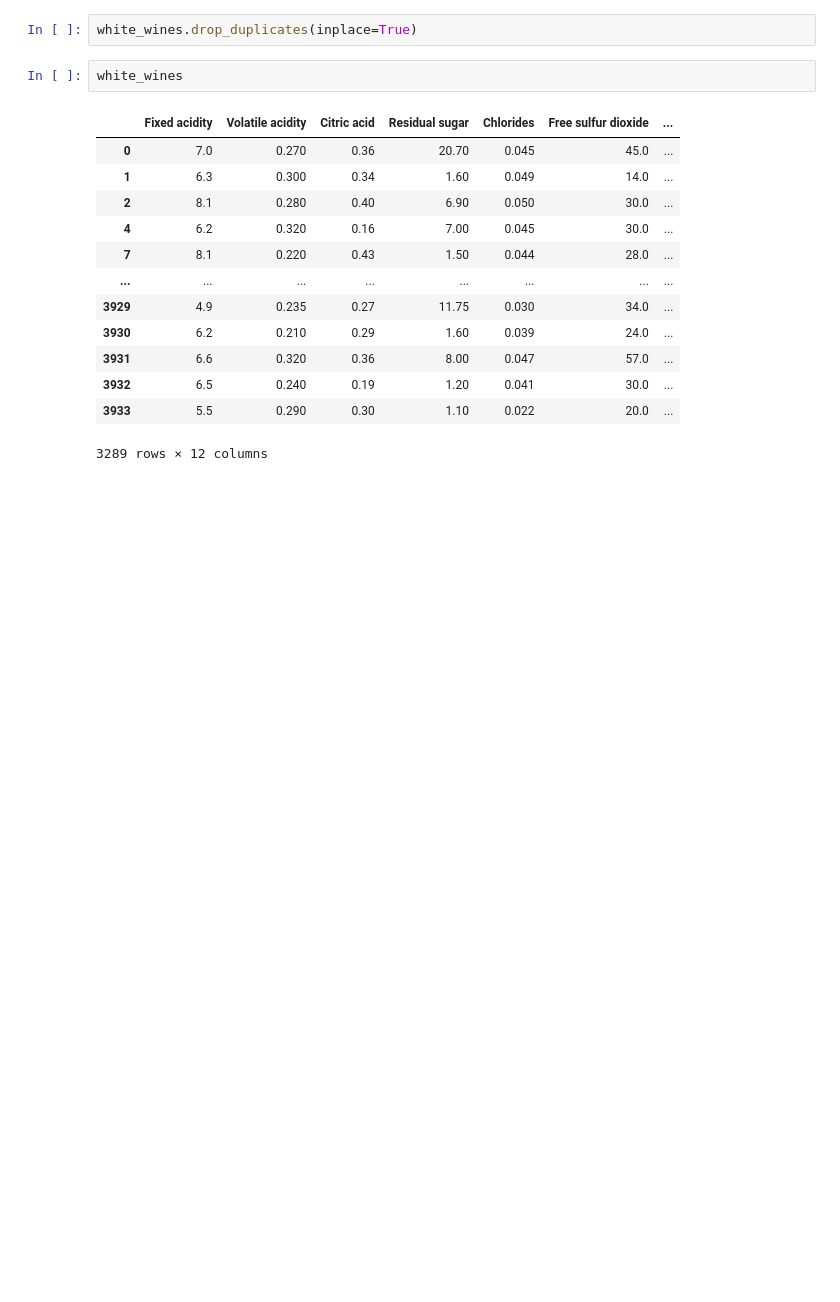
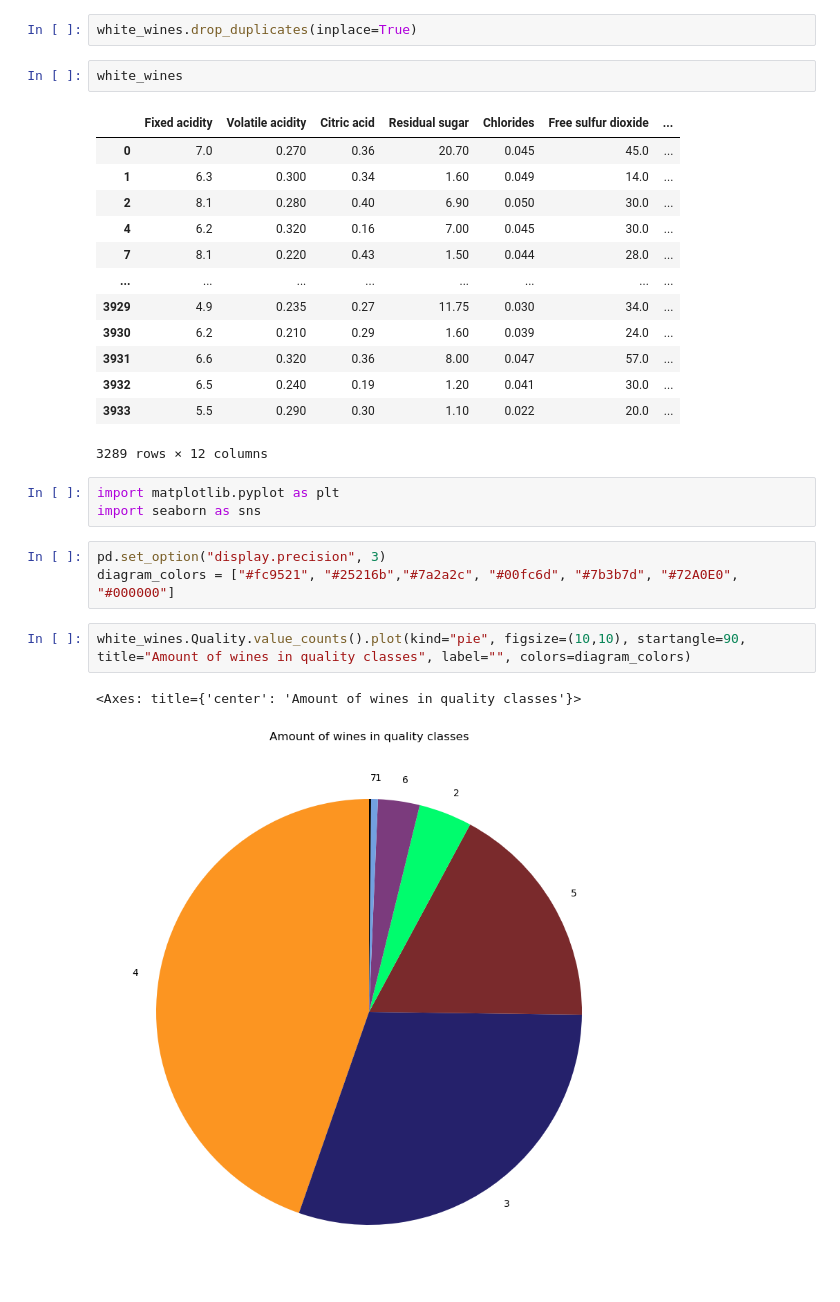
Before and after one commit to rrnax/WhiteWine, a Jupyter notebook: Data_analize.ipynb, the cells around one changed output. Saved outputs shown, nothing was run; the diff lists cells and outputs as text; blank space fills up the shorter version.

```diff
--- a/Data_analize.ipynb
+++ b/Data_analize.ipynb
@@ -147,3 +147,14 @@ white_wines
 | 3932 | 6.5 | 0.240 | 0.19 | 1.20 | 0.041 | 30.0 | ... |
 | 3933 | 5.5 | 0.290 | 0.30 | 1.10 | 0.022 | 20.0 | ... |
 3289 rows × 12 columns
+# %%
+import matplotlib.pyplot as plt
+import seaborn as sns
+# %%
+pd.set_option("display.precision", 3)
+diagram_colors = ["#fc9521", "#25216b","#7a2a2c", "#00fc6d", "#7b3b7d", "#72A0E0", "#000000"]
+# %%
+white_wines.Quality.value_counts().plot(kind="pie", figsize=(10,10), startangle=90, title="Amount of wines in quality classes", label="", colors=diagram_colors)
+# %% [output]
+<Axes: title={'center': 'Amount of wines in quality classes'}>
+[figure, added]
```
Also changed, not shown: parts of 5 cells of this notebook, 1 other file.
